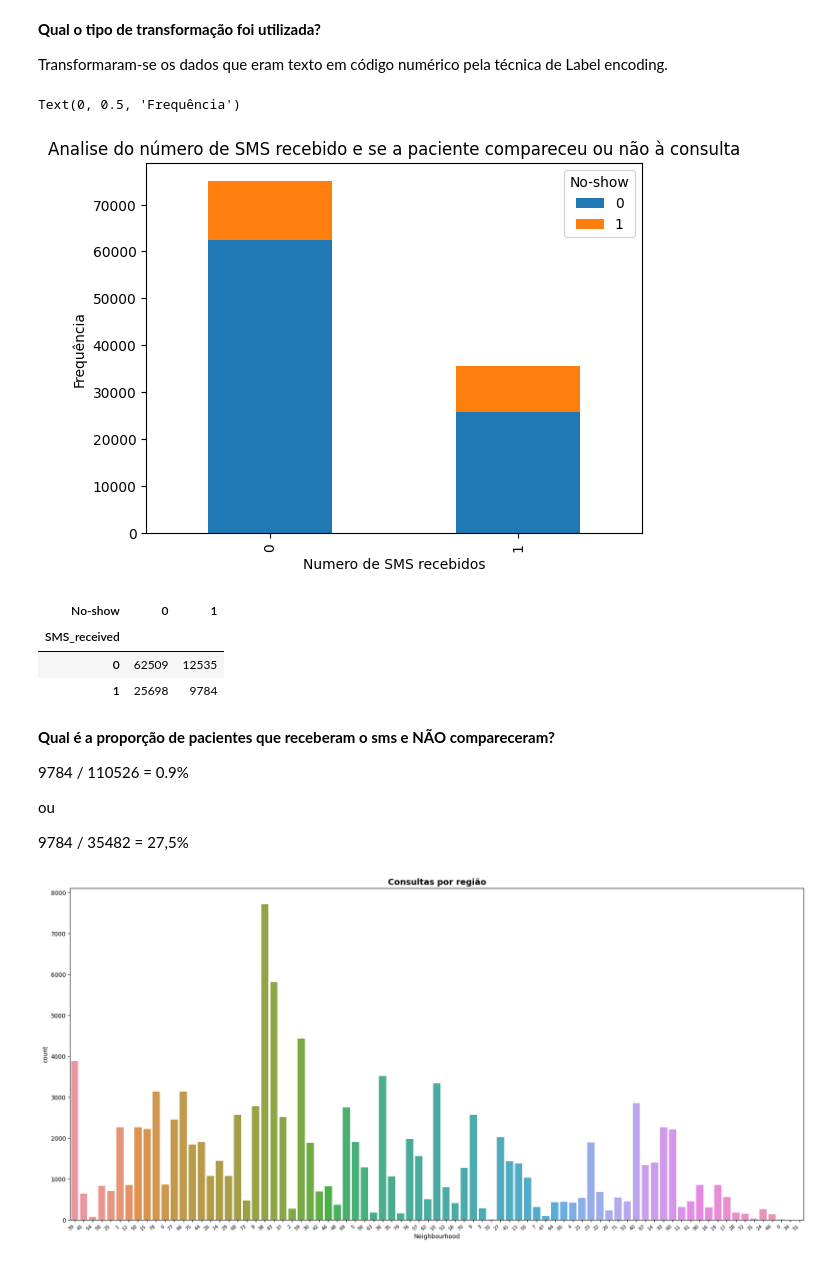
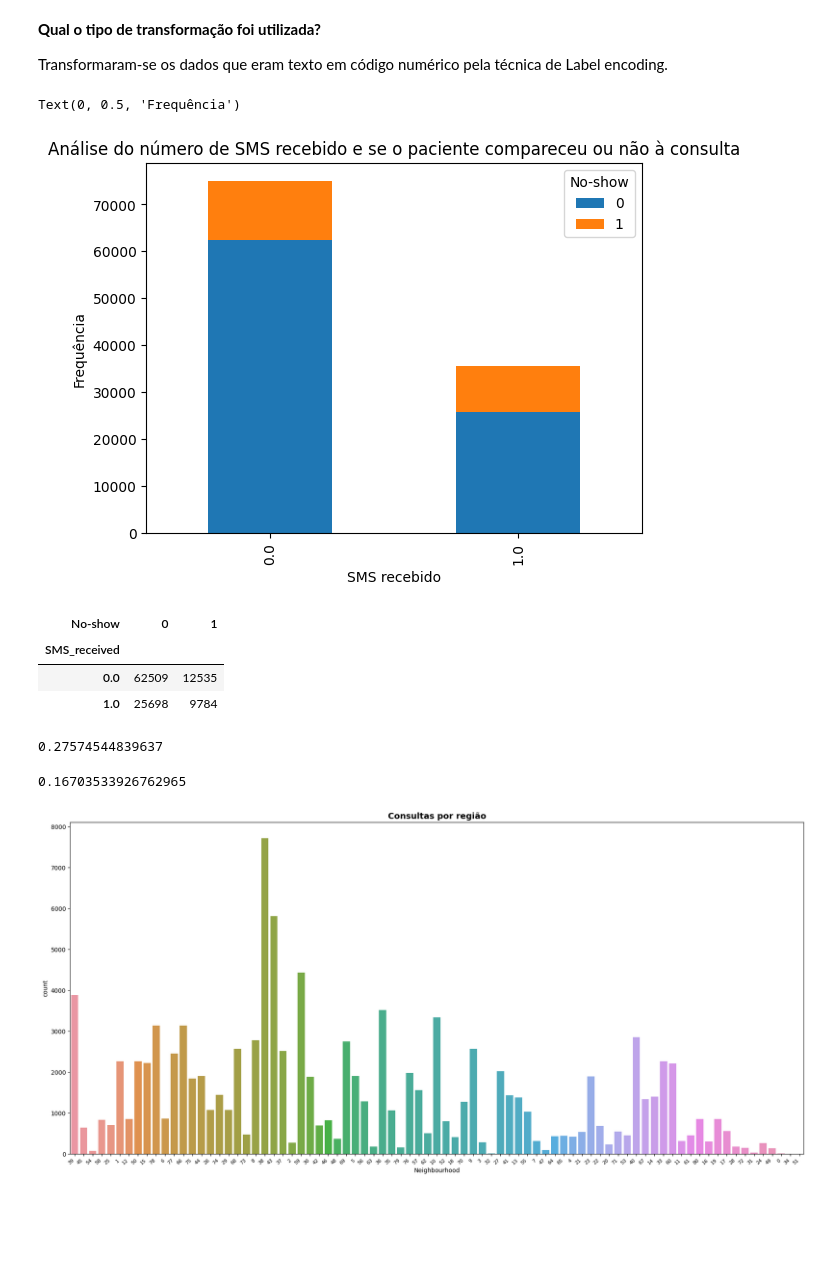
Before and after one commit to deborabastos/ML_fundamentos, a Jupyter notebook: 3.analiseConsultasMedicas.ipynb, the cells around one changed output. Saved outputs shown, nothing was run; the diff lists cells and outputs as text; code cells hidden in the pictures; blank space fills up the shorter version.

```diff
--- a/3.analiseConsultasMedicas.ipynb
+++ b/3.analiseConsultasMedicas.ipynb
@@ -259,4 +259,4 @@ df_consultas_filtrado.shape
 Um
 # %%
 #transformando os tempo de espera para um valor não negativo
-df_consultas_filtrado['AwaitingTime'] = df_consultas_filtrado['AwaitingTime'].apply(lambda x: abs(x))
+df_consultas_filtrado.loc['AwaitingTime'] = df_consultas_filtrado['AwaitingTime'].apply(lambda x: abs(x))
@@ -268,0 +282,2 @@ See the caveats in the documentation: https://pandas.pydata.org/pandas-docs/stab
+# %%
+df_consultas_filtrado.dropna(inplace=True)
@@ -305,28 +333,30 @@ Transformaram-se os dados que eram texto em código numérico pela técnica de L
 # %%
 #analisando os SMS enviados e o número de vezes que o paciente compareceu ou não
 sms_x_comparecer = df_consultas_filtrado.groupby(['SMS_received', 'No-show'])['SMS_received'].count().unstack('No-show').fillna(0)
 sms_x_comparecer[[0, 1]].plot(kind='bar', stacked=True)
-plt.title('Analise do número de SMS recebido e se a paciente compareceu ou não à consulta')
-plt.xlabel('Numero de SMS recebidos')
+plt.title('Análise do número de SMS recebido e se o paciente compareceu ou não à consulta')
+plt.xlabel('SMS recebido')
 plt.ylabel('Frequência')
 # %% [output]
 Text(0, 0.5, 'Frequência')
-[figure, old version]
+[figure, new version]
 # %%
 sms_x_comparecer
 # %% [output]
 | No-show | 0 | 1 |
 | SMS_received |  |  |
-| 0 | 62509 | 12535 |
-| 1 | 25698 | 9784 |
+| 0.0 | 62509 | 12535 |
+| 1.0 | 25698 | 9784 |
-# %% [markdown]
-**Qual é a proporção de pacientes que receberam o sms e NÃO compareceram?**
-
-9784 / 110526 = 0.9%
-
-ou
-
-9784 / 35482 = 27,5%
+# %%
+#Qual é a proporção de pacientes que receberam o sms e NÃO compareceram?
+9784 / (25698 + 9784)
+# %% [output]
+0.27574544839637
+# %%
+#Qual é a proporção de pacientes que NÃO receberam o sms e NÃO compareceram?
+12535 / (62509 + 12535)
+# %% [output]
+0.16703533926762965
 # %%
 #plotando o número de consultas por região
 regioes = df_consultas_filtrado['Neighbourhood'].unique()
```
Also changed, not shown: parts of 10 cells of this notebook.
